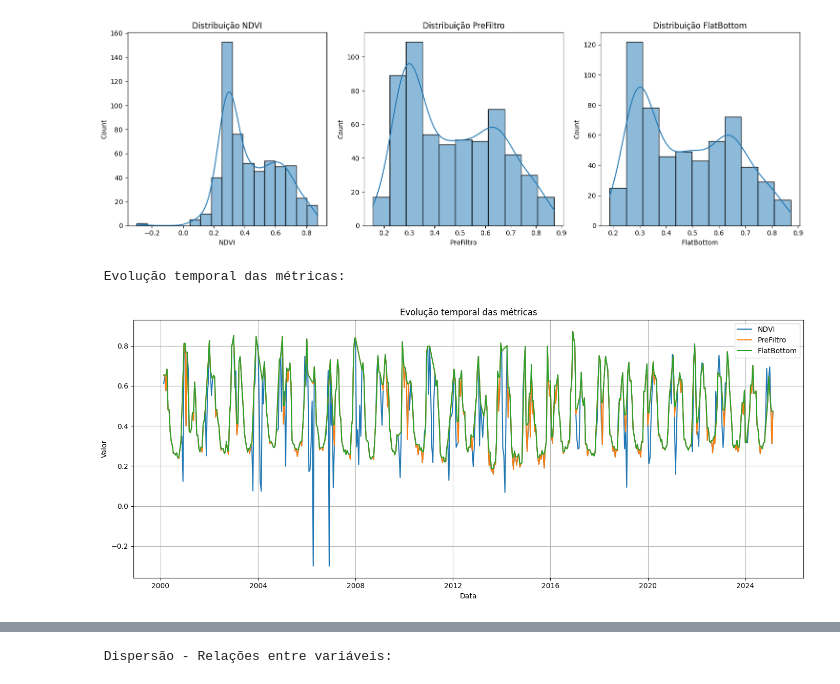
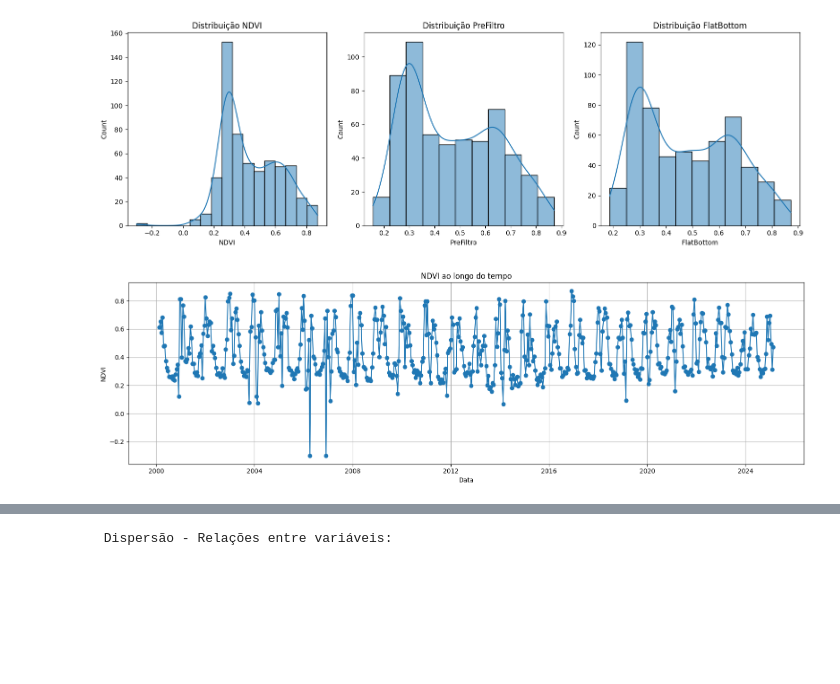
Before and after one commit to juhungaro/Pipoca, a Jupyter notebook: Entrega2.ipynb, the cells around one changed output, grey strips where cells are left out. Saved outputs shown, nothing was run; the diff lists cells and outputs as text; code cells hidden in the pictures; blank space fills up the shorter version.

```diff
--- a/Entrega2.ipynb
+++ b/Entrega2.ipynb
@@ -38,6 +47,10 @@ print("\n2. Pré-processamento dos dados")
 if 'Data' in df_satveg.columns:
     df_satveg['Data'] = pd.to_datetime(df_satveg['Data'], format='%d/%m/%Y', errors='coerce')
     print("- Coluna 'Data' convertida para datetime")
+
+# Criando colunas auxiliares
+df_satveg['mes'] = df_satveg['Data'].dt.month
+df_satveg['ano'] = df_satveg['Data'].dt.year
 
 # Converter colunas numéricas
 colunas_numericas = ["NDVI", "PreFiltro", "FlatBottom"]
@@ -148,18 +161,14 @@ plt.show()
  Histograma - Distribuição das variáveis:
 [figure]
 # %%
-# 4.2 Séries temporais
-print("\n Evolução temporal das métricas:")
-plt.figure(figsize=(14, 6))
-for coluna in colunas_numericas:
-    plt.plot(df_satveg['Data'], df_satveg[coluna], label=coluna)
-plt.title('Evolução temporal das métricas')
+# Serie temporal completa
+plt.figure(figsize=(16,5))
+plt.plot(df_satveg['Data'], df_satveg['NDVI'], marker='o', linestyle='-')
+plt.title('NDVI ao longo do tempo')
 plt.xlabel('Data')
-plt.ylabel('Valor')
-plt.legend()
+plt.ylabel('NDVI')
 plt.grid(True)
 plt.tight_layout()
 plt.show()
 # %% [output]
- Evolução temporal das métricas:
-[figure, old version]
+[figure, new version]
```
Also changed, not shown: parts of 71 cells of this notebook.
